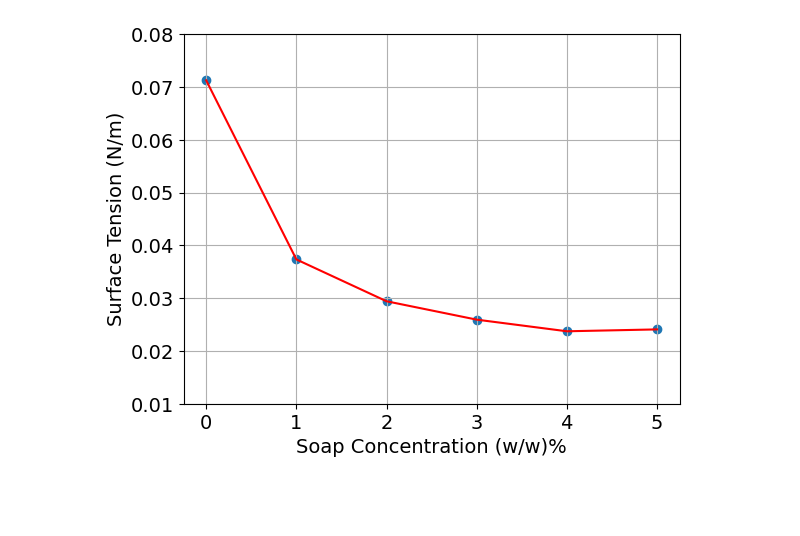
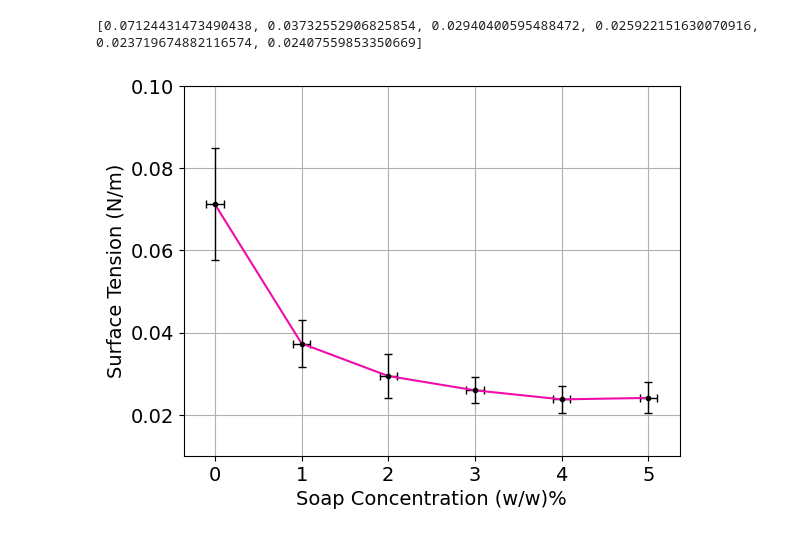
Before and after one commit to RuppertPatterson/SurfaceTensionDamping, a Jupyter notebook: surfaceTension.ipynb, the cells around one changed output. Drawn from its saved outputs; the diff is of its cells as text; code cells hidden in the pictures; blank space fills up the shorter version.

```diff
--- a/surfaceTension.ipynb
+++ b/surfaceTension.ipynb
@@ -32,6 +32,7 @@ def RunSurfTension(laser_height,density, data):
 
     sigma = []
     freq = []
+    error_on_sigma = []
 
     for i in data:
 
@@ -45,9 +46,23 @@ def RunSurfTension(laser_height,density, data):
         freq.append(f)
         sigma.append(CalcSigma(f, density, Q))
 
+    for i in data:
+
+        f = i[0]
+        dx = (i[1] / 100)+.0005
+
+        R = CalcR(dx,distance_wall)
+        T = CalcTheta(laser_height,distance_wall)
+        Q = CalcQ(R,T, laser_wavelength)
+
+        error_on_sigma.append(CalcSigma(f, density, Q))
+
+
     average_sigma_water = np.average(sigma)
+    average_sigma_error = np.average(error_on_sigma)
 
-    return (average_sigma_water)
+
+    return average_sigma_water,average_sigma_water-average_sigma_error
 # %%
 #water
 laser_height_water = 1.91 - 1.14 #in m
@@ -138,34 +196,46 @@ print(a,b)
 # %%
 #soap
 soap_sigmas = []
+soap_sigmas_error = []
+
 laser_height_soap = 1.92 - 1.14 #in m
 
 d_soap_1p = [[250,1.4],[260,1.5],[270,1.7],[280,2],[290,2.1],[300,1.9],[310,2],[320,2.1],[330,2.15],[340,2.1]]
 d_soap_2p = [[150,1.2],[160,1.25],[170,1.35],[180,1.4],[190,1.55],[200,1.75],[210,1.85],[220,1.9],[230,1.5]]
 d_soap_3p = [[300,1.85],[310,1.9],[320,2.2],[330,2.3],[340,2.4],[350,2.55],[360,2.5],[370,2.6],[380,2.65],[390,2.65]]
 d_soap_4p = [[200,1.7],[210,1.76],[220,1.8],[230,1.8],[240,1.9],[250,1.95],[260,2],[270,2],[280,2.01],[290,2.1],[300,2.2]]
 d_soap_5p = [[150,1.5],[160,1.55],[170,1.6],[180,1.65],[190,1.65],[200,1.7],[210,1.7],[220,1.75],[230,1.7],[240,1.7],[250,1.8],[260,1.9],[270,2]]
 
-soap_sigmas.append(water_surface_tension)
-soap_sigmas.append(RunSurfTension(laser_height_soap,density_water,d_soap_1p))
-soap_sigmas.append(RunSurfTension(laser_height_soap,density_water,d_soap_2p))
-soap_sigmas.append(RunSurfTension(laser_height_soap,density_water,d_soap_3p))
-soap_sigmas.append(RunSurfTension(laser_height_soap,density_water,d_soap_4p))
-soap_sigmas.append(RunSurfTension(laser_height_soap,density_water,d_soap_5p))
+soap_sigmas.append(water_surface_tension[0])
+soap_sigmas.append(RunSurfTension(laser_height_soap,density_water,d_soap_1p)[0])
+soap_sigmas.append(RunSurfTension(laser_height_soap,density_water,d_soap_2p)[0])
+soap_sigmas.append(RunSurfTension(laser_height_soap,density_water,d_soap_3p)[0])
+soap_sigmas.append(RunSurfTension(laser_height_soap,density_water,d_soap_4p)[0])
+soap_sigmas.append(RunSurfTension(laser_height_soap,density_water,d_soap_5p)[0])
 
+soap_sigmas_error.append(water_surface_tension[1])
+soap_sigmas_error.append(RunSurfTension(laser_height_soap,density_water,d_soap_1p)[1])
+soap_sigmas_error.append(RunSurfTension(laser_height_soap,density_water,d_soap_2p)[1])
+soap_sigmas_error.append(RunSurfTension(laser_height_soap,density_water,d_soap_3p)[1])
+soap_sigmas_error.append(RunSurfTension(laser_height_soap,density_water,d_soap_4p)[1])
+soap_sigmas_error.append(RunSurfTension(laser_height_soap,density_water,d_soap_5p)[1])
+
+print(soap_sigmas)
 #concentration of soap
 soap_concentrations = np.arange(0,6,1)
 a,b = np.polyfit(soap_concentrations,soap_sigmas, 1)
 a = float(a)
 b = float(b)
 
-plt.scatter(soap_concentrations,soap_sigmas)
+plt.errorbar(soap_concentrations,soap_sigmas,xerr=[.1,.1,.1,.1,.1,.1],yerr=soap_sigmas_error,markersize='3', fmt='o', color='black',ecolor='#000', elinewidth=1, capsize=3)
+#plt.scatter(soap_concentrations,soap_sigmas)
 plt.ylabel('Surface Tension (N/m)')
 plt.xlabel('Soap Concentration (w/w)%')
 plt.grid()
-plt.ylim(.01,.08)
+plt.ylim(.01,.1)
 #plt.plot(soap_concentrations,a*np.array(soap_concentrations) + b, color='red')
-plt.plot(soap_concentrations,soap_sigmas, color='red')
+plt.plot(soap_concentrations,soap_sigmas, color='#f00cab')
 plt.show()
 # %% [output]
+[0.07124431473490438, 0.03732552906825854, 0.02940400595488472, 0.025922151630070916, 0.023719674882116574, 0.02407559853350669]
-[figure, old version]
+[figure, new version]
```
Also changed, not shown: parts of 8 cells of this notebook.
